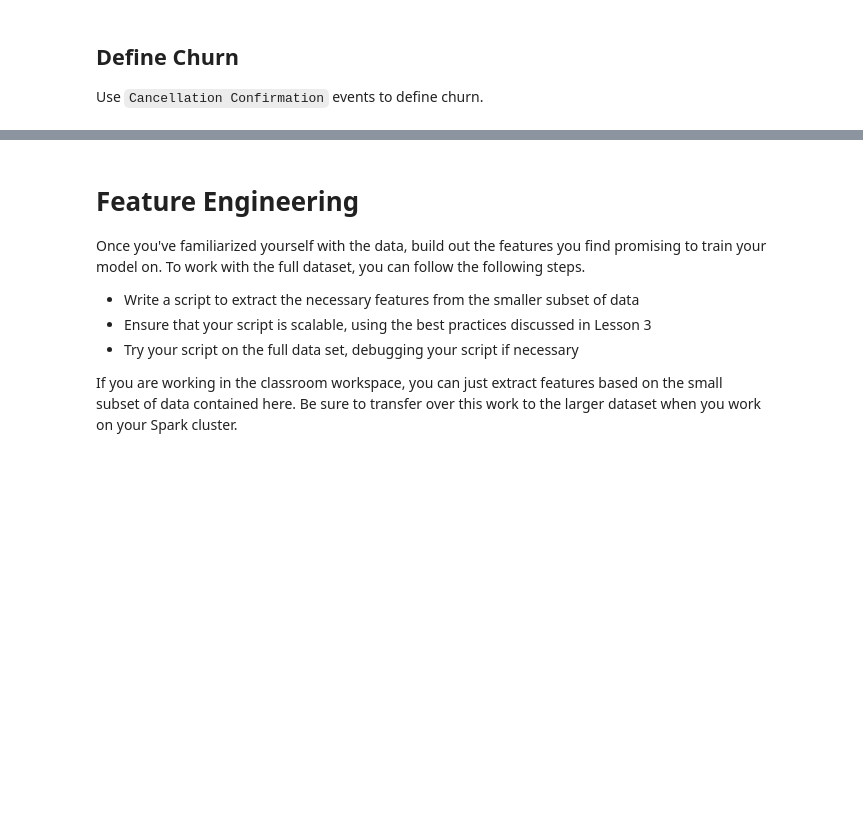
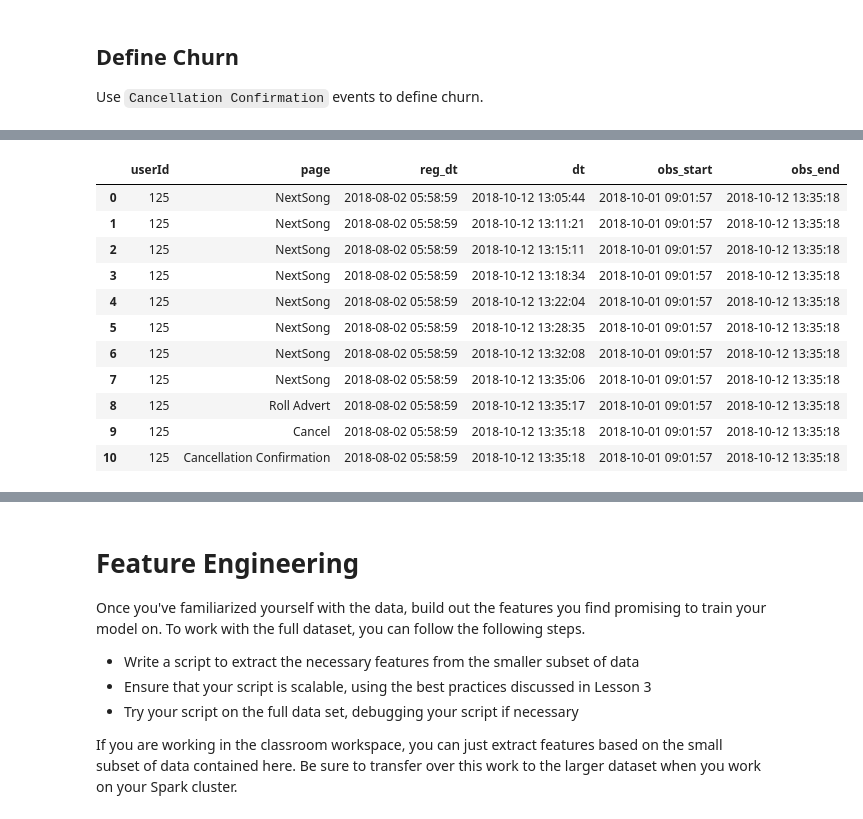
Before and after one commit to silviaclaire/sparkify, a Jupyter notebook: Sparkify.ipynb, the cells around one changed output, grey strips where cells are left out. Saved outputs shown, nothing was run; the diff lists cells and outputs as text; code cells hidden in the pictures; blank space fills up the shorter version.

```diff
--- a/Sparkify.ipynb
+++ b/Sparkify.ipynb
@@ -174,0 +273,16 @@ df = df.withColumn('churn', flag_churn('page'))
+# %%
+# a churned user
+display_user('125')
+# %% [output]
+|  | userId | page | reg_dt | dt | obs_start | obs_end |
+| 0 | 125 | NextSong | 2018-08-02 05:58:59 | 2018-10-12 13:05:44 | 2018-10-01 09:01:57 | 2018-10-12 13:35:18 |
+| 1 | 125 | NextSong | 2018-08-02 05:58:59 | 2018-10-12 13:11:21 | 2018-10-01 09:01:57 | 2018-10-12 13:35:18 |
+| 2 | 125 | NextSong | 2018-08-02 05:58:59 | 2018-10-12 13:15:11 | 2018-10-01 09:01:57 | 2018-10-12 13:35:18 |
+| 3 | 125 | NextSong | 2018-08-02 05:58:59 | 2018-10-12 13:18:34 | 2018-10-01 09:01:57 | 2018-10-12 13:35:18 |
+| 4 | 125 | NextSong | 2018-08-02 05:58:59 | 2018-10-12 13:22:04 | 2018-10-01 09:01:57 | 2018-10-12 13:35:18 |
+| 5 | 125 | NextSong | 2018-08-02 05:58:59 | 2018-10-12 13:28:35 | 2018-10-01 09:01:57 | 2018-10-12 13:35:18 |
+| 6 | 125 | NextSong | 2018-08-02 05:58:59 | 2018-10-12 13:32:08 | 2018-10-01 09:01:57 | 2018-10-12 13:35:18 |
+| 7 | 125 | NextSong | 2018-08-02 05:58:59 | 2018-10-12 13:35:06 | 2018-10-01 09:01:57 | 2018-10-12 13:35:18 |
+| 8 | 125 | Roll Advert | 2018-08-02 05:58:59 | 2018-10-12 13:35:17 | 2018-10-01 09:01:57 | 2018-10-12 13:35:18 |
+| 9 | 125 | Cancel | 2018-08-02 05:58:59 | 2018-10-12 13:35:18 | 2018-10-01 09:01:57 | 2018-10-12 13:35:18 |
+| 10 | 125 | Cancellation Confirmation | 2018-08-02 05:58:59 | 2018-10-12 13:35:18 | 2018-10-01 09:01:57 | 2018-10-12 13:35:18 |
```
Also changed, not shown: parts of 26 cells of this notebook, 1 other file.
